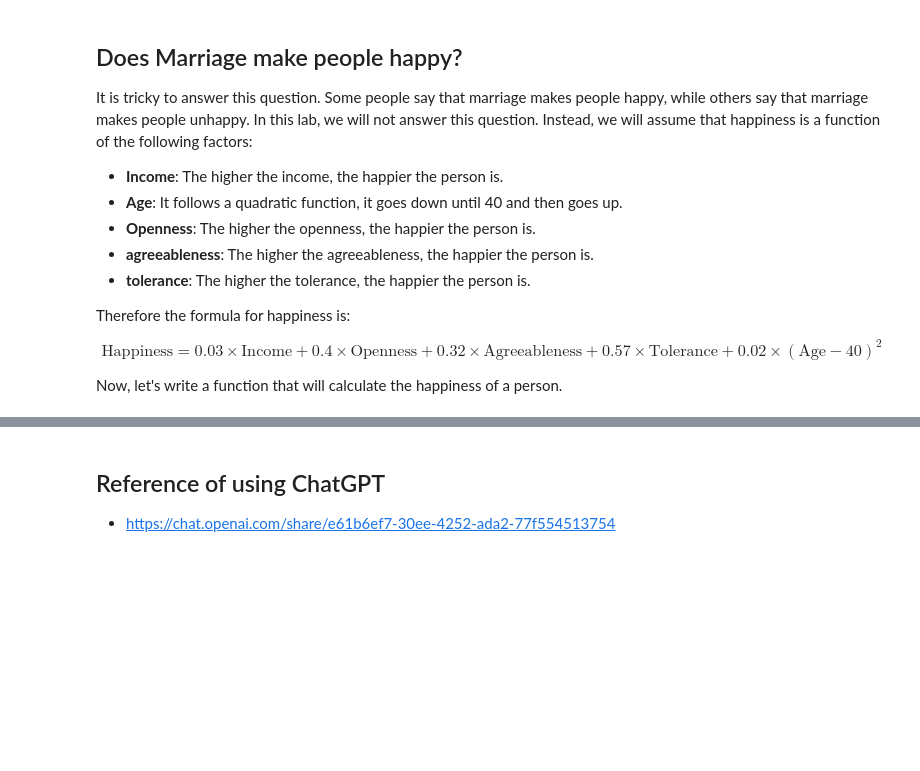
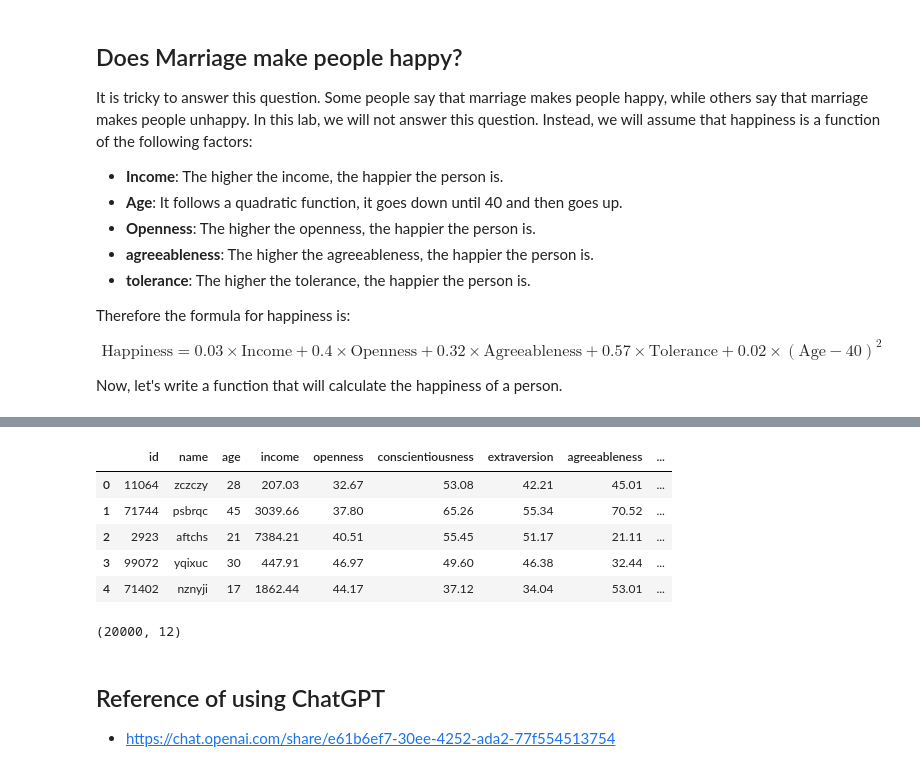
Before and after one commit to oceanumeric/ININ-tutorial, a Jupyter notebook: Labs/lab0_part_i.ipynb, the cells around one changed output, grey strips where cells are left out. Saved outputs shown, nothing was run; the diff lists cells and outputs as text; code cells hidden in the pictures; blank space fills up the shorter version.

```diff
--- a/Labs/lab0_part_i.ipynb
+++ b/Labs/lab0_part_i.ipynb
@@ -759,0 +782,18 @@ foo_happiness.head()
+# %%
+final_data = foo_happiness[
+    ['id', 'name', 'age', 'income', 'openness', 'conscientiousness', 'extraversion', 'agreeableness',
+     'neuroticism', 'tolerance', 'matched_id', 'happiness']
+]
+
+final_data.head()
+# %% [output]
+|  | id | name | age | income | openness | conscientiousness | extraversion | agreeableness | ... |
+| 0 | 11064 | zczczy | 28 | 207.03 | 32.67 | 53.08 | 42.21 | 45.01 | ... |
+| 1 | 71744 | psbrqc | 45 | 3039.66 | 37.80 | 65.26 | 55.34 | 70.52 | ... |
+| 2 | 2923 | aftchs | 21 | 7384.21 | 40.51 | 55.45 | 51.17 | 21.11 | ... |
+| 3 | 99072 | yqixuc | 30 | 447.91 | 46.97 | 49.60 | 46.38 | 32.44 | ... |
+| 4 | 71402 | nznyji | 17 | 1862.44 | 44.17 | 37.12 | 34.04 | 53.01 | ... |
+# %%
+final_data.shape
+# %% [output]
+(20000, 12)
```
Also changed, not shown: parts of 5 cells of this notebook, 1 other file.
